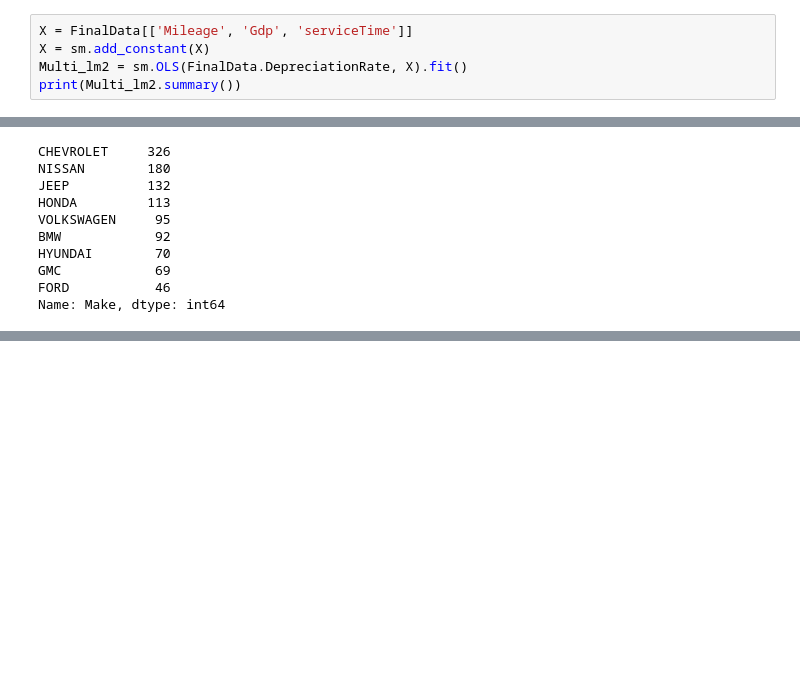
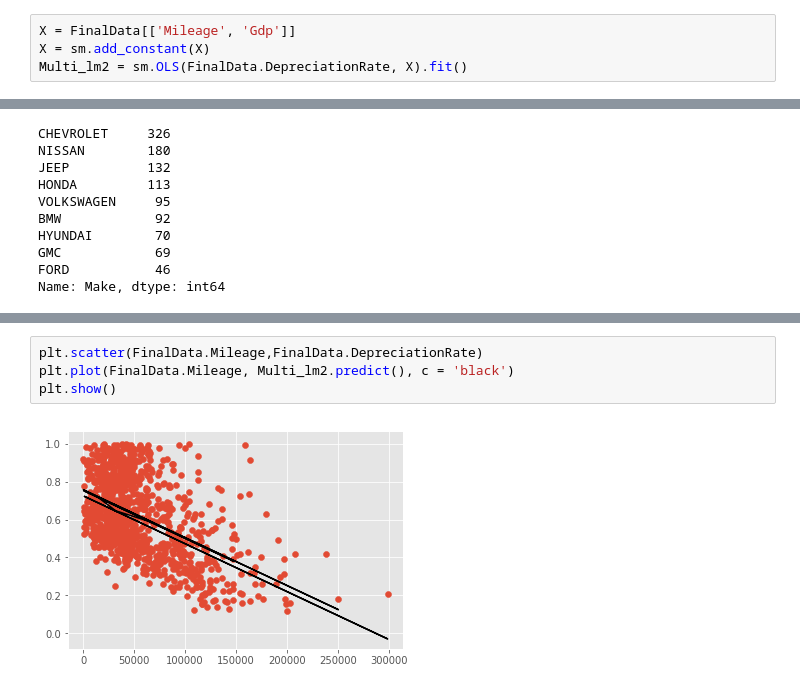
Before and after one commit to ZhuoShan/INFO370FinalProject, a Jupyter notebook: FinalPlot.ipynb, the cells around one changed output, grey strips where cells are left out. Cells and saved outputs as stored; diff of their text form; blank space fills up the shorter version.

```diff
--- a/FinalPlot.ipynb
+++ b/FinalPlot.ipynb
@@ -46,6 +105,5 @@ Warnings:
 strong multicollinearity or other numerical problems.
 # %%
-X = FinalData[['Mileage', 'Gdp', 'serviceTime']]
+X = FinalData[['Mileage', 'Gdp']]
 X = sm.add_constant(X)
 Multi_lm2 = sm.OLS(FinalData.DepreciationRate, X).fit()
-print(Multi_lm2.summary())
@@ -215,0 +184,6 @@ plt.show()
+# %%
+plt.scatter(FinalData.Mileage,FinalData.DepreciationRate)
+plt.plot(FinalData.Mileage, Multi_lm2.predict(), c = 'black')
+plt.show()
+# %% [output]
+[figure, added]
```
Also changed, not shown: parts of 19 cells of this notebook, 14 other files.
